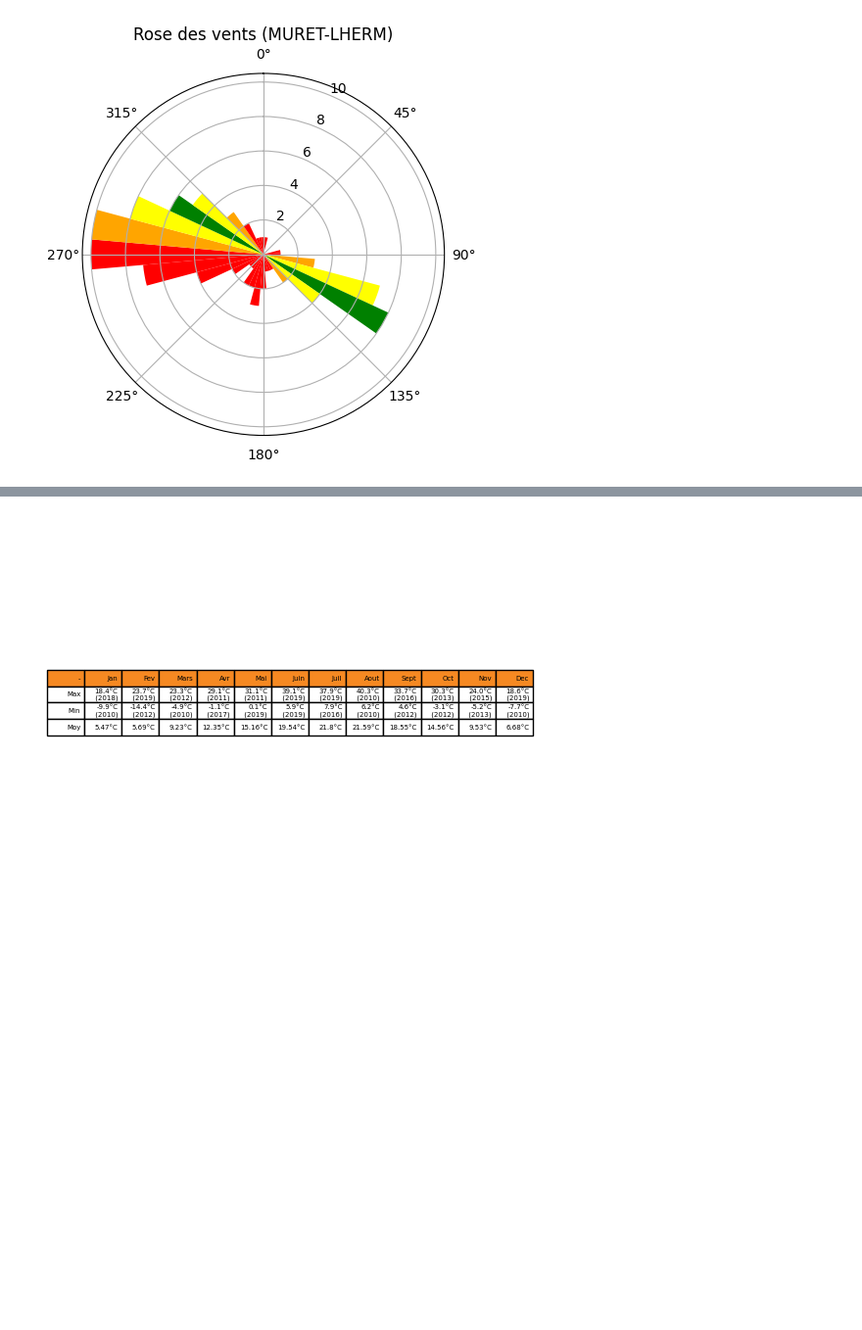
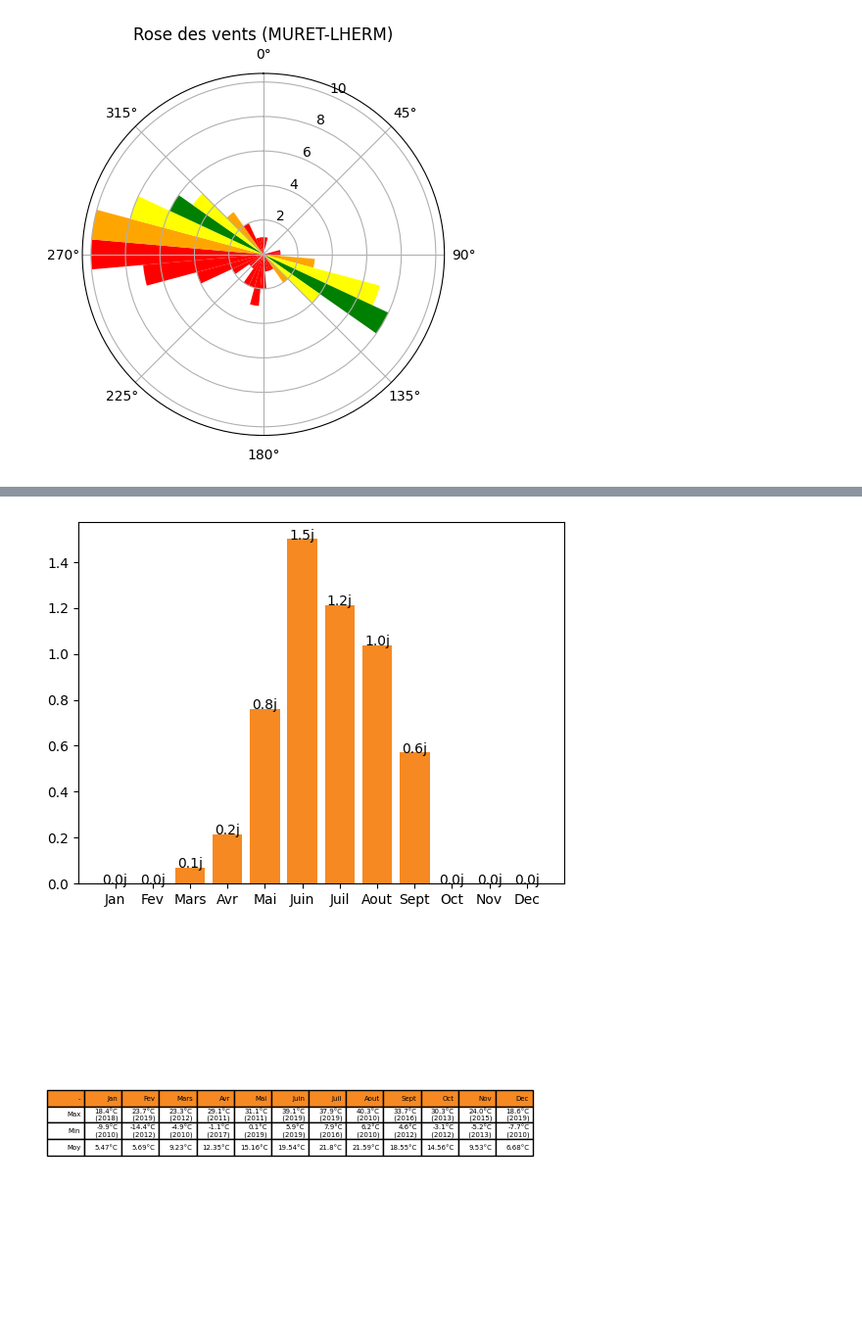
Before and after one commit to leosamuel64/PT_ClimatoAero, a Jupyter notebook: Exemples.ipynb, the cells around one changed output, grey strips where cells are left out. Shown at 98% size. Saved outputs shown, nothing was run; the diff lists cells and outputs as text; code cells hidden in the pictures; blank space fills up the shorter version.

```diff
--- a/Exemples.ipynb
+++ b/Exemples.ipynb
@@ -26,3 +26,7 @@ trace_phenomene(metars,'BR')
+# %%
+trace_phenomene(metars,'TS')
+# %% [output]
+[figure, added]
 # %%
 trace_tableau_temp(data)
 # %% [output]
```
Also changed, not shown: parts of 4 cells of this notebook, 6 other files.
